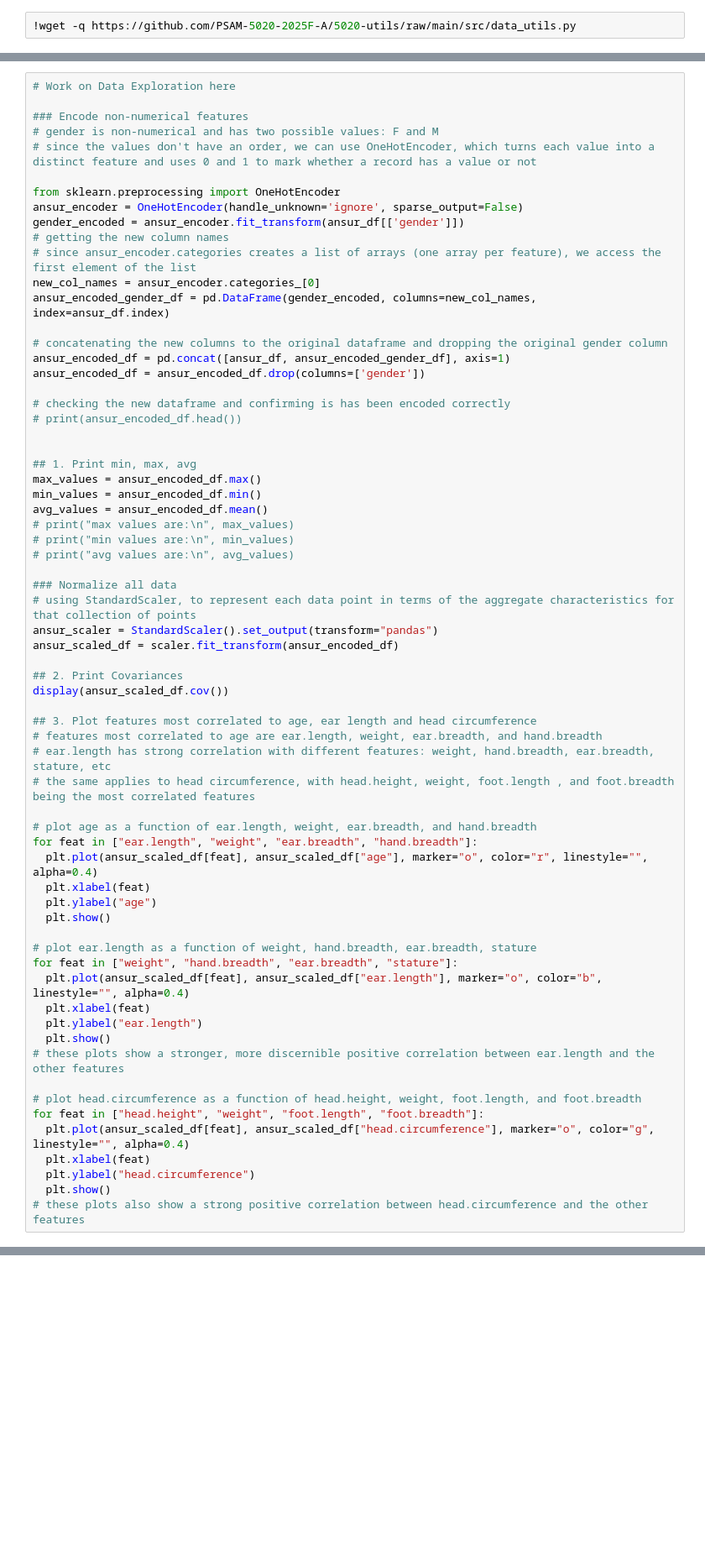
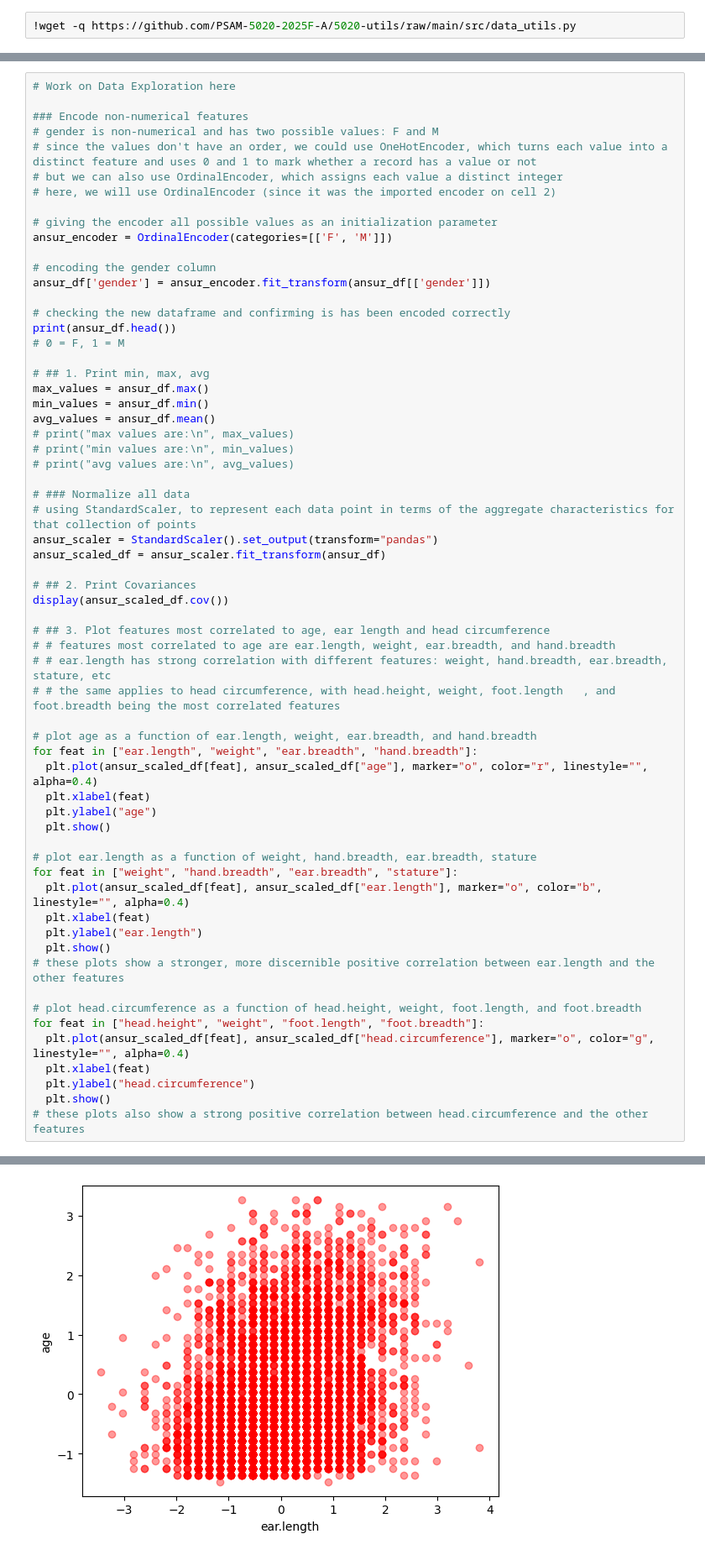
Before and after one commit to lara-ML2025/Homework07, a Jupyter notebook: Homework07.ipynb, the cells around one changed output, grey strips where cells are left out. Shown at 84% size. Drawn from its saved outputs; the diff is of its cells as text; blank space fills up the shorter version.

```diff
--- a/Homework07.ipynb
+++ b/Homework07.ipynb
@@ -83,44 +118,40 @@ Don't forget to *encode* and *normalize* the data.
 
 ### Encode non-numerical features
 # gender is non-numerical and has two possible values: F and M
-# since the values don't have an order, we can use OneHotEncoder, which turns each value into a distinct feature and uses 0 and 1 to mark whether a record has a value or not
+# since the values don't have an order, we could use OneHotEncoder, which turns each value into a distinct feature and uses 0 and 1 to mark whether a record has a value or not
+# but we can also use OrdinalEncoder, which assigns each value a distinct integer
+# here, we will use OrdinalEncoder (since it was the imported encoder on cell 2)
 
-from sklearn.preprocessing import OneHotEncoder
-ansur_encoder = OneHotEncoder(handle_unknown='ignore', sparse_output=False)
-gender_encoded = ansur_encoder.fit_transform(ansur_df[['gender']])
-# getting the new column names
-# since ansur_encoder.categories creates a list of arrays (one array per feature), we access the first element of the list
-new_col_names = ansur_encoder.categories_[0]
-ansur_encoded_gender_df = pd.DataFrame(gender_encoded, columns=new_col_names, index=ansur_df.index)
+# giving the encoder all possible values as an initialization parameter
+ansur_encoder = OrdinalEncoder(categories=[['F', 'M']])
 
-# concatenating the new columns to the original dataframe and dropping the original gender column
-ansur_encoded_df = pd.concat([ansur_df, ansur_encoded_gender_df], axis=1)
-ansur_encoded_df = ansur_encoded_df.drop(columns=['gender'])
+# encoding the gender column
+ansur_df['gender'] = ansur_encoder.fit_transform(ansur_df[['gender']])
 
 # checking the new dataframe and confirming is has been encoded correctly
-# print(ansur_encoded_df.head())
+print(ansur_df.head())
+# 0 = F, 1 = M
 
-
-## 1. Print min, max, avg
-max_values = ansur_encoded_df.max()
-min_values = ansur_encoded_df.min()
-avg_values = ansur_encoded_df.mean()
+# ## 1. Print min, max, avg
+max_values = ansur_df.max()
+min_values = ansur_df.min()
+avg_values = ansur_df.mean()
 # print("max values are:\n", max_values)
 # print("min values are:\n", min_values)
 # print("avg values are:\n", avg_values)
 
-### Normalize all data
+# ### Normalize all data
 # using StandardScaler, to represent each data point in terms of the aggregate characteristics for that collection of points
 ansur_scaler = StandardScaler().set_output(transform="pandas")
-ansur_scaled_df = scaler.fit_transform(ansur_encoded_df)
+ansur_scaled_df = ansur_scaler.fit_transform(ansur_df)
 
-## 2. Print Covariances
+# ## 2. Print Covariances
 display(ansur_scaled_df.cov())
 
-## 3. Plot features most correlated to age, ear length and head circumference
-# features most correlated to age are ear.length, weight, ear.breadth, and hand.breadth
-# ear.length has strong correlation with different features: weight, hand.breadth, ear.breadth, stature, etc
-# the same applies to head circumference, with head.height, weight, foot.length	, and foot.breadth being the most correlated features
+# ## 3. Plot features most correlated to age, ear length and head circumference
+# # features most correlated to age are ear.length, weight, ear.breadth, and hand.breadth
+# # ear.length has strong correlation with different features: weight, hand.breadth, ear.breadth, stature, etc
+# # the same applies to head circumference, with head.height, weight, foot.length	, and foot.breadth being the most correlated features
 
 # plot age as a function of ear.length, weight, ear.breadth, and hand.breadth
 for feat in ["ear.length", "weight", "ear.breadth", "hand.breadth"]:
@@ -144,3 +175,4 @@ for feat in ["head.height", "weight", "foot.length", "foot.breadth"]:
   plt.ylabel("head.circumference")
   plt.show()
 # these plots also show a strong positive correlation between head.circumference and the other features
+# %% [output]
@@ -146,0 +216 @@ for feat in ["head.height", "weight", "foot.length", "foot.breadth"]:
+[figure, added]
```
Also changed, not shown: parts of 11 cells of this notebook.
